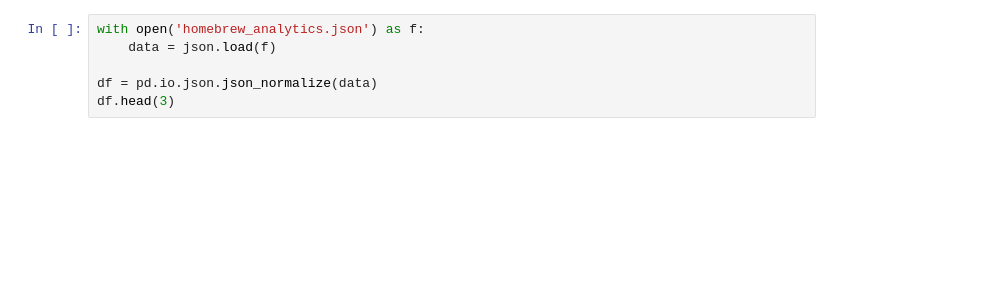
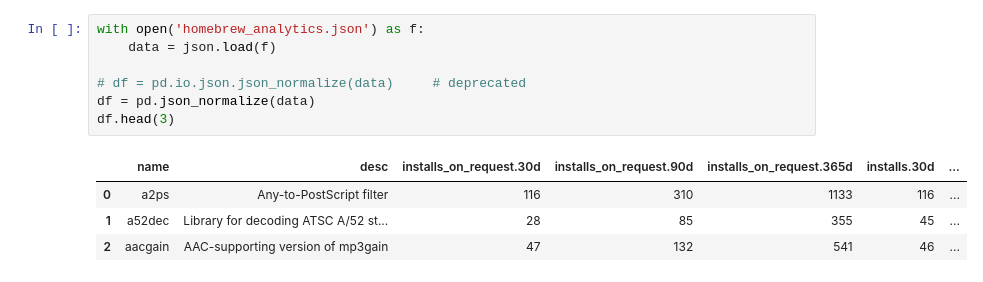
Before and after one commit to jaredBrewington/analyzing_homebrew_data, a Jupyter notebook: parse_json.ipynb, the cells around one changed output. Saved outputs shown, nothing was run; the diff lists cells and outputs as text; blank space fills up the shorter version.

```diff
--- a/parse_json.ipynb
+++ b/parse_json.ipynb
@@ -10,9 +12,15 @@ import matplotlib
 # %%
 with open('homebrew_analytics.json') as f:
     data = json.load(f)
 
-df = pd.io.json.json_normalize(data)
+# df = pd.io.json.json_normalize(data)     # deprecated
+df = pd.json_normalize(data)
 df.head(3)
+# %% [output]
+|  | name | desc | installs_on_request.30d | installs_on_request.90d | installs_on_request.365d | installs.30d | ... |
+| 0 | a2ps | Any-to-PostScript filter | 116 | 310 | 1133 | 116 | ... |
+| 1 | a52dec | Library for decoding ATSC A/52 st... | 28 | 85 | 355 | 45 | ... |
+| 2 | aacgain | AAC-supporting version of mp3gain | 47 | 132 | 541 | 46 | ... |
 # %%
 df_top10 = df.sort_values(by='installs.30d', ascending=False)[:10]
 
```
Also changed, not shown: parts of 6 cells of this notebook, 1 other file.
